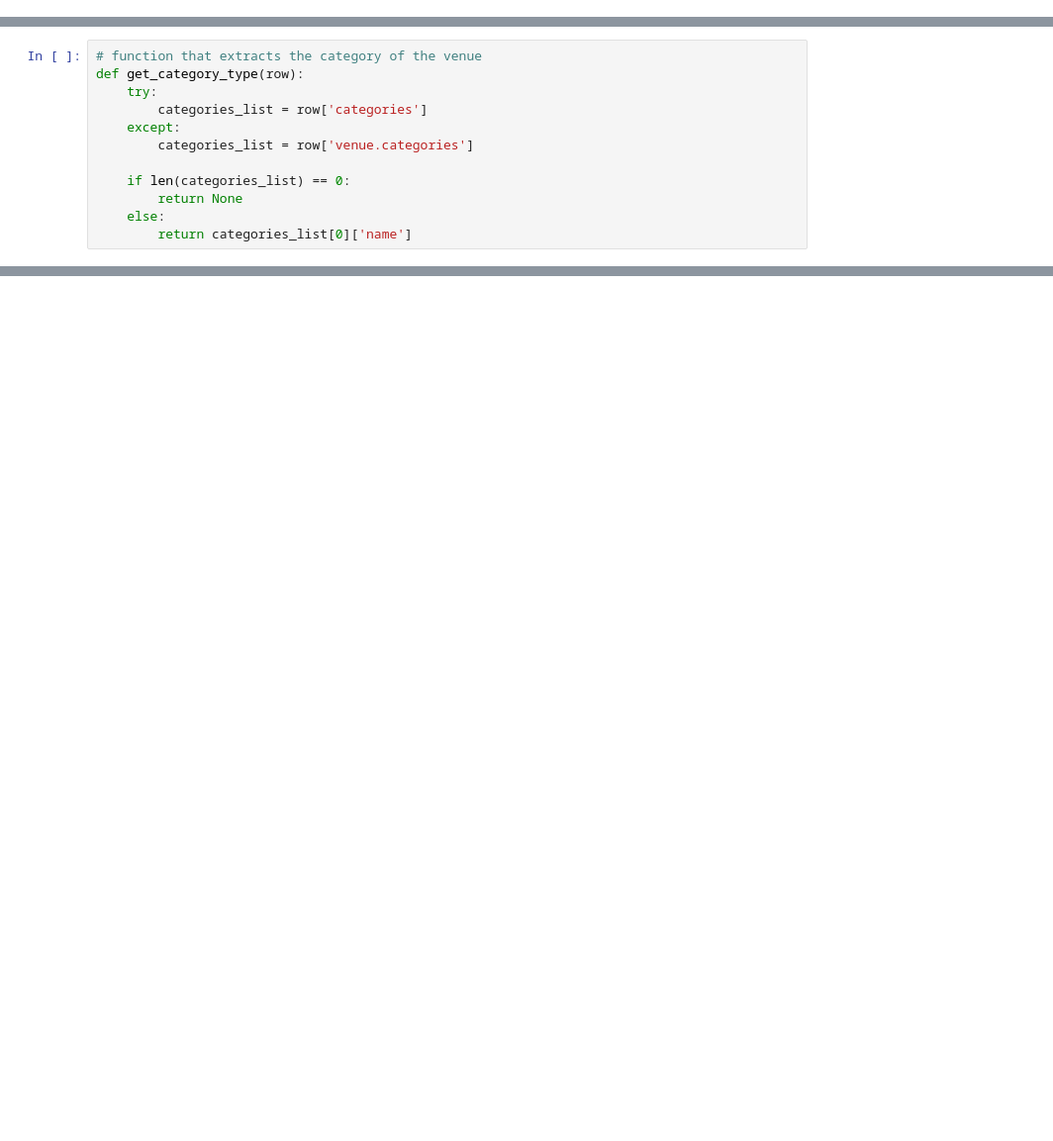
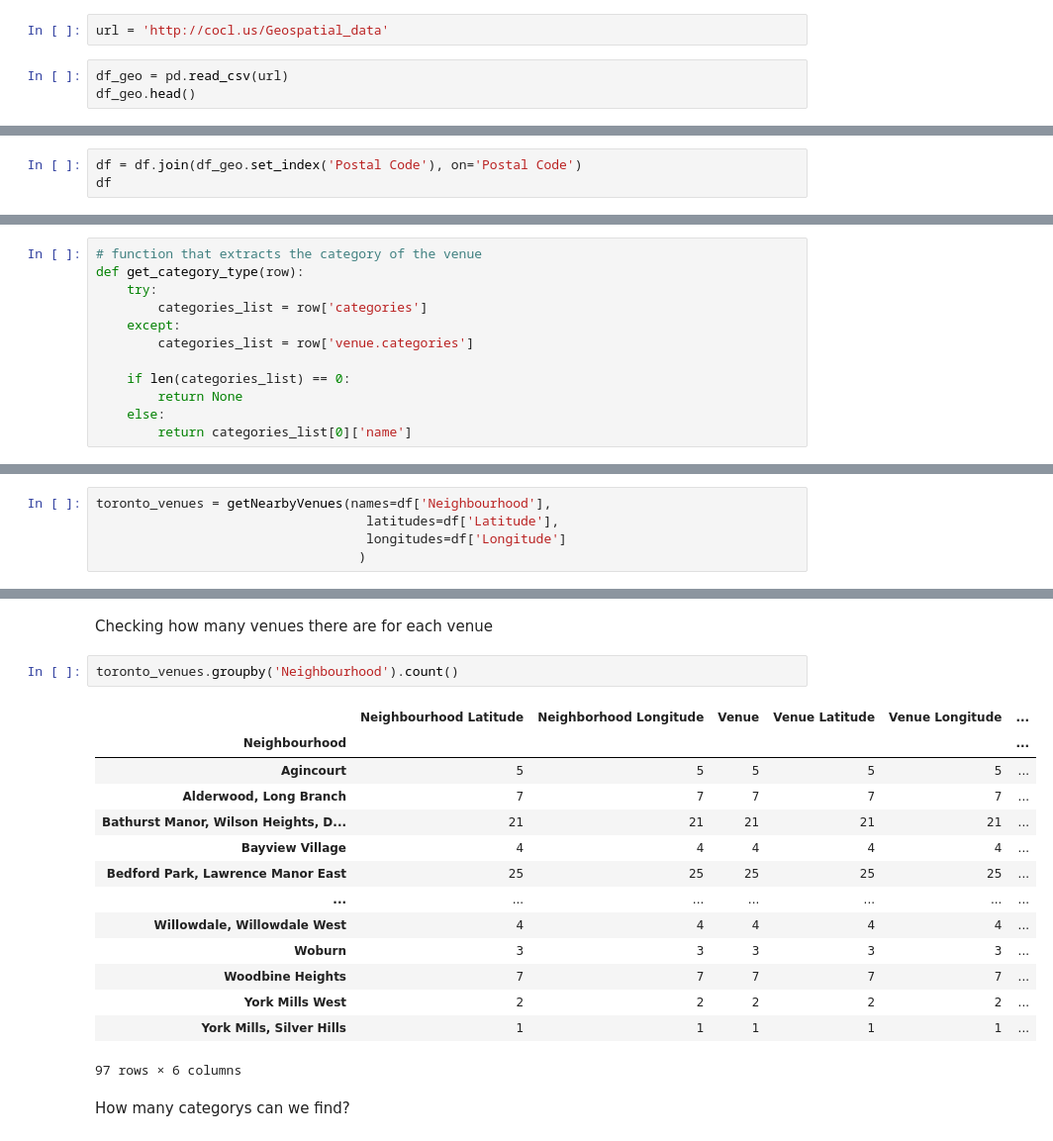
Before and after one commit to shafiq5/Coursera_Capstone, a Jupyter notebook: Week3/Week3-Assignment-Part3.ipynb, the cells around one changed output, grey strips where cells are left out. Shown: that part at 99% size. Drawn from its saved outputs; the diff is of its cells as text; blank space fills up the shorter version.

```diff
--- a/Week3/Week3-Assignment-Part3.ipynb
+++ b/Week3/Week3-Assignment-Part3.ipynb
@@ -2,0 +90,5 @@
+# %%
+url = 'http://cocl.us/Geospatial_data'
+# %%
+df_geo = pd.read_csv(url)
+df_geo.head()
@@ -2,0 +125,3 @@
+# %%
+df = df.join(df_geo.set_index('Postal Code'), on='Postal Code')
+df
@@ -142,0 +348,5 @@ nearby_venues.head()
+# %%
+toronto_venues = getNearbyVenues(names=df['Neighbourhood'],
+                                   latitudes=df['Latitude'],
+                                   longitudes=df['Longitude']
+                                  )
@@ -142,0 +382,21 @@ nearby_venues.head()
+# %% [markdown]
+Checking how many venues there are for each venue
+# %%
+toronto_venues.groupby('Neighbourhood').count()
+# %% [output]
+|  | Neighbourhood Latitude | Neighborhood Longitude | Venue | Venue Latitude | Venue Longitude | ... |
+| Neighbourhood |  |  |  |  |  | ... |
+| Agincourt | 5 | 5 | 5 | 5 | 5 | ... |
+| Alderwood, Long Branch | 7 | 7 | 7 | 7 | 7 | ... |
+| Bathurst Manor, Wilson Heights, D... | 21 | 21 | 21 | 21 | 21 | ... |
+| Bayview Village | 4 | 4 | 4 | 4 | 4 | ... |
+| Bedford Park, Lawrence Manor East | 25 | 25 | 25 | 25 | 25 | ... |
+| ... | ... | ... | ... | ... | ... | ... |
+| Willowdale, Willowdale West | 4 | 4 | 4 | 4 | 4 | ... |
+| Woburn | 3 | 3 | 3 | 3 | 3 | ... |
+| Woodbine Heights | 7 | 7 | 7 | 7 | 7 | ... |
+| York Mills West | 2 | 2 | 2 | 2 | 2 | ... |
+| York Mills, Silver Hills | 1 | 1 | 1 | 1 | 1 | ... |
+97 rows × 6 columns
+# %% [markdown]
+How many categorys can we find?
```
Also changed, not shown: parts of 59 cells of this notebook, 1 other file.
